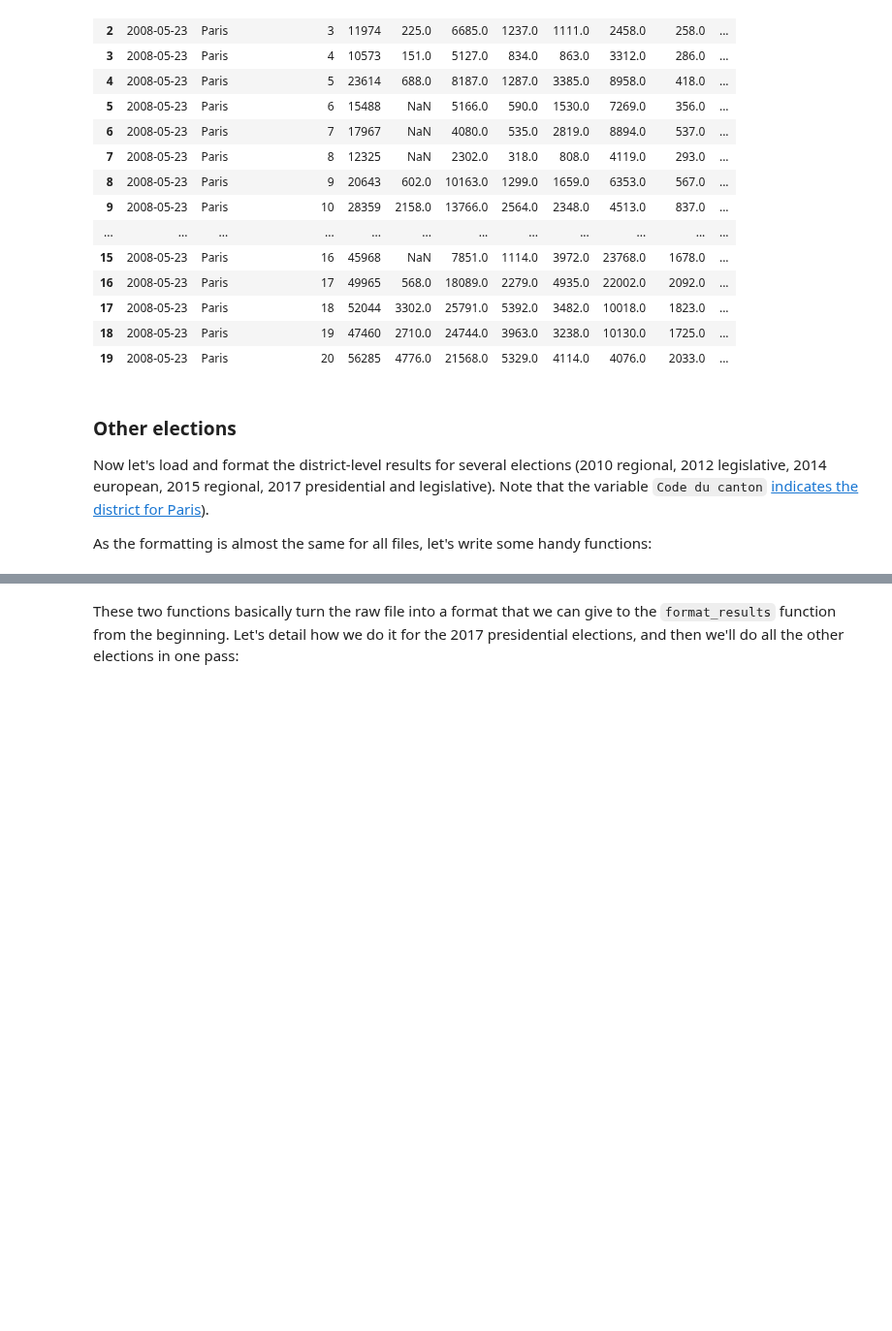
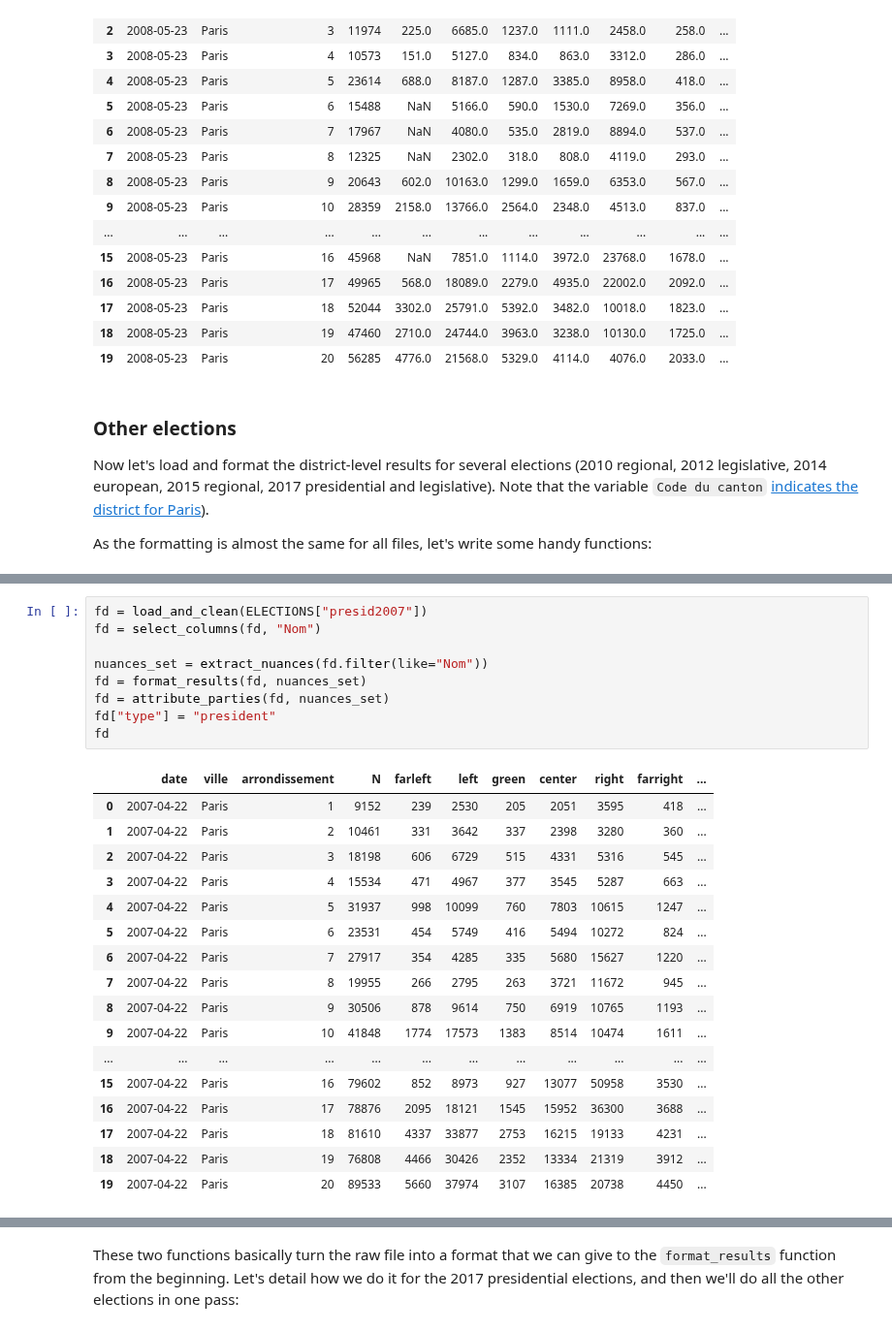
Before and after one commit to pollsposition/models, a Jupyter notebook: fondamentaux/munic_format_data.ipynb, the cells around one changed output, grey strips where cells are left out. Shown at 97% size. Drawn from its saved outputs; the diff is of its cells as text; blank space fills up the shorter version.

```diff
--- a/fondamentaux/munic_format_data.ipynb
+++ b/fondamentaux/munic_format_data.ipynb
@@ -358 +420,28 @@ extract_nuances(df.filter(like="Nuance"))
+# %%
+fd = load_and_clean(ELECTIONS["presid2007"])
+fd = select_columns(fd, "Nom")
+
+nuances_set = extract_nuances(fd.filter(like="Nom"))
+fd = format_results(fd, nuances_set)
+fd = attribute_parties(fd, nuances_set)
+fd["type"] = "president"
+fd
+# %% [output]
+|  | date | ville | arrondissement | N | farleft | left | green | center | right | farright | ... |
+| 0 | 2007-04-22 | Paris | 1 | 9152 | 239 | 2530 | 205 | 2051 | 3595 | 418 | ... |
+| 1 | 2007-04-22 | Paris | 2 | 10461 | 331 | 3642 | 337 | 2398 | 3280 | 360 | ... |
+| 2 | 2007-04-22 | Paris | 3 | 18198 | 606 | 6729 | 515 | 4331 | 5316 | 545 | ... |
+| 3 | 2007-04-22 | Paris | 4 | 15534 | 471 | 4967 | 377 | 3545 | 5287 | 663 | ... |
+| 4 | 2007-04-22 | Paris | 5 | 31937 | 998 | 10099 | 760 | 7803 | 10615 | 1247 | ... |
+| 5 | 2007-04-22 | Paris | 6 | 23531 | 454 | 5749 | 416 | 5494 | 10272 | 824 | ... |
+| 6 | 2007-04-22 | Paris | 7 | 27917 | 354 | 4285 | 335 | 5680 | 15627 | 1220 | ... |
+| 7 | 2007-04-22 | Paris | 8 | 19955 | 266 | 2795 | 263 | 3721 | 11672 | 945 | ... |
+| 8 | 2007-04-22 | Paris | 9 | 30506 | 878 | 9614 | 750 | 6919 | 10765 | 1193 | ... |
+| 9 | 2007-04-22 | Paris | 10 | 41848 | 1774 | 17573 | 1383 | 8514 | 10474 | 1611 | ... |
+| ... | ... | ... | ... | ... | ... | ... | ... | ... | ... | ... | ... |
+| 15 | 2007-04-22 | Paris | 16 | 79602 | 852 | 8973 | 927 | 13077 | 50958 | 3530 | ... |
+| 16 | 2007-04-22 | Paris | 17 | 78876 | 2095 | 18121 | 1545 | 15952 | 36300 | 3688 | ... |
+| 17 | 2007-04-22 | Paris | 18 | 81610 | 4337 | 33877 | 2753 | 16215 | 19133 | 4231 | ... |
+| 18 | 2007-04-22 | Paris | 19 | 76808 | 4466 | 30426 | 2352 | 13334 | 21319 | 3912 | ... |
+| 19 | 2007-04-22 | Paris | 20 | 89533 | 5660 | 37974 | 3107 | 16385 | 20738 | 4450 | ... |
 # %%
```
Also changed, not shown: parts of 12 cells of this notebook.
